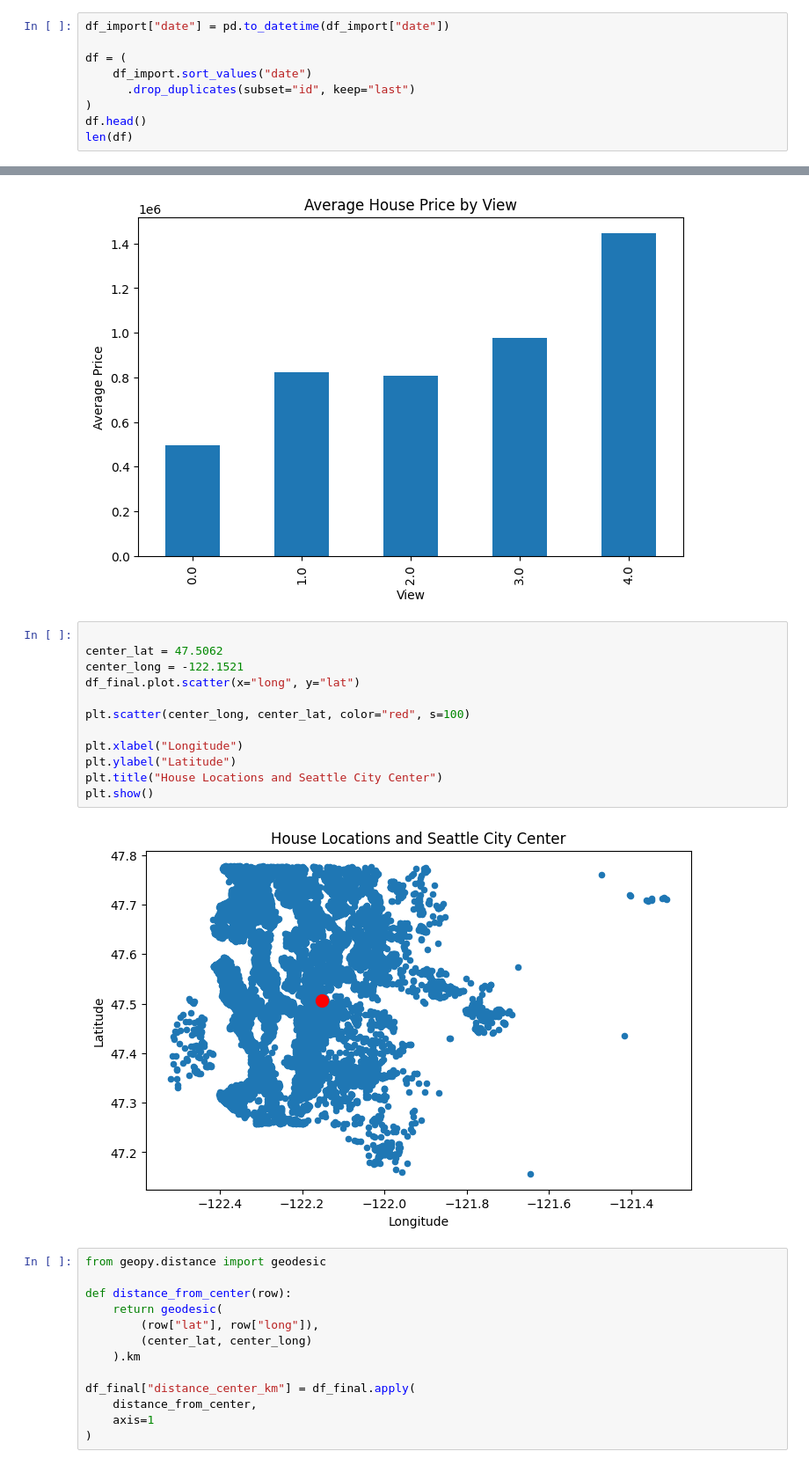
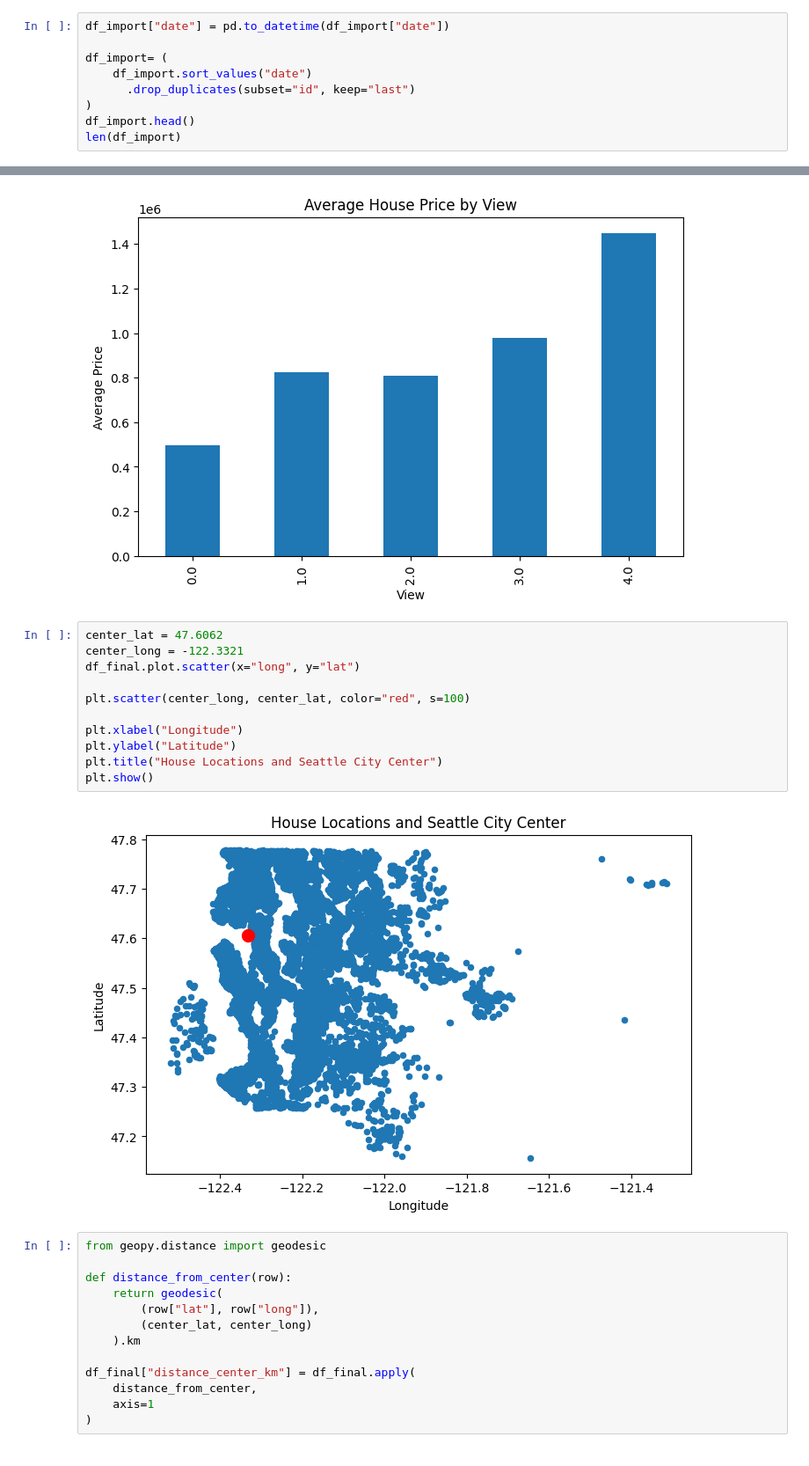
Before and after one commit to rambabugupta/ds-eda-project, a Jupyter notebook: 04_eda.ipynb, the cells around one changed output, grey strips where cells are left out. Shown at 88% size. Cells and saved outputs as stored; diff of their text form.

```diff
--- a/04_eda.ipynb
+++ b/04_eda.ipynb
@@ -76,12 +76,12 @@ Deleting duplicate rows based on ids and keep rows with latest date.
 # %%
 df_import["date"] = pd.to_datetime(df_import["date"])
 
-df = (
+df_import= (
     df_import.sort_values("date")
       .drop_duplicates(subset="id", keep="last")
 )
-df.head()
-len(df)
+df_import.head()
+len(df_import)
 # %% [output]
 21420
 # %%
@@ -317,19 +317,18 @@ plt.show()
 # %% [output]
 [figure]
 # %%
-
-center_lat = 47.5062
-center_long = -122.1521
+center_lat = 47.6062
+center_long = -122.3321
 df_final.plot.scatter(x="long", y="lat")
 
 plt.scatter(center_long, center_lat, color="red", s=100)
 
 plt.xlabel("Longitude")
 plt.ylabel("Latitude")
 plt.title("House Locations and Seattle City Center")
 plt.show()
 # %% [output]
-[figure, old version]
+[figure, new version]
 # %%
 from geopy.distance import geodesic
 
```
Also changed, not shown: parts of 19 cells of this notebook, 1 other file.
